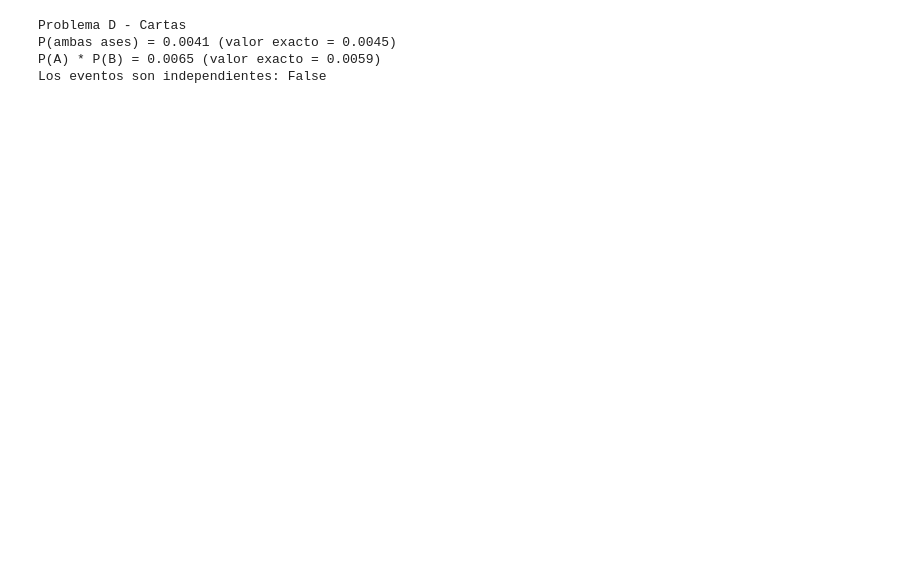
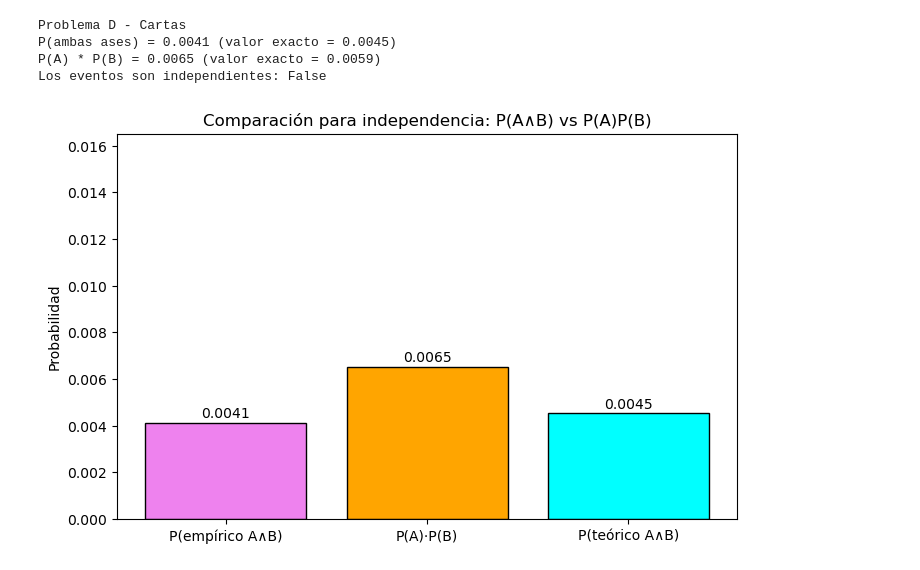
Before and after one commit to Teoria-de-Probabilidades/Parcial-4, a Jupyter notebook: Parcial 4.ipynb, the cells around one changed output. Saved outputs shown, nothing was run; the diff lists cells and outputs as text; code cells hidden in the pictures; blank space fills up the shorter version.

```diff
--- a/Parcial 4.ipynb
+++ b/Parcial 4.ipynb
@@ -187,3 +287,25 @@ Problema D - Cartas
 P(ambas ases) = 0.0041 (valor exacto = 0.0045)
 P(A) * P(B) = 0.0065 (valor exacto = 0.0059)
 Los eventos son independientes: False
+# %%
+# ============================================================
+# Gráficos - Problema D (Cartas)
+# ============================================================
+# Importar matplotlib para graficar.
+import matplotlib.pyplot as plt
+# Preparar valores para comparar: empírico P(A∧B), producto P(A)P(B), y teórico P(A∧B).
+valores = ['P(empírico A∧B)', 'P(A)·P(B)', 'P(teórico A∧B)']
+empirico = [prob_ambos_ases, producto_probabilidades, prob_ambos_ases_teorica]
+# Graficar barras y anotar los valores numéricos.
+plt.figure(figsize=(8, 5))
+bars = plt.bar(valores, empirico, color=['violet', 'orange', 'cyan'], edgecolor='black')
+# Anotar cada barra con su valor hasta 4 decimales.
+for bar, val in zip(bars, empirico):
+    plt.text(bar.get_x() + bar.get_width() / 2, bar.get_height() + 0.0001, f'{val:.4f}', ha='center', va='bottom')
+# Título y etiquetas.
+plt.title('Comparación para independencia: P(A∧B) vs P(A)P(B)')
+plt.ylim(0, max(empirico) + 0.01)
+plt.ylabel('Probabilidad')
+plt.show()
+# %% [output]
+[figure, added]
```
Also changed, not shown: parts of 3 cells of this notebook.
